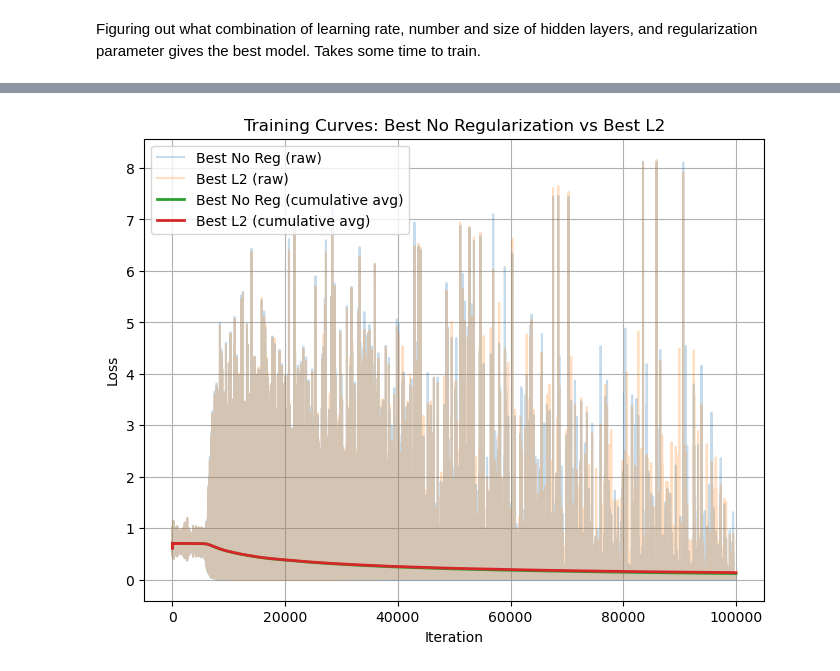
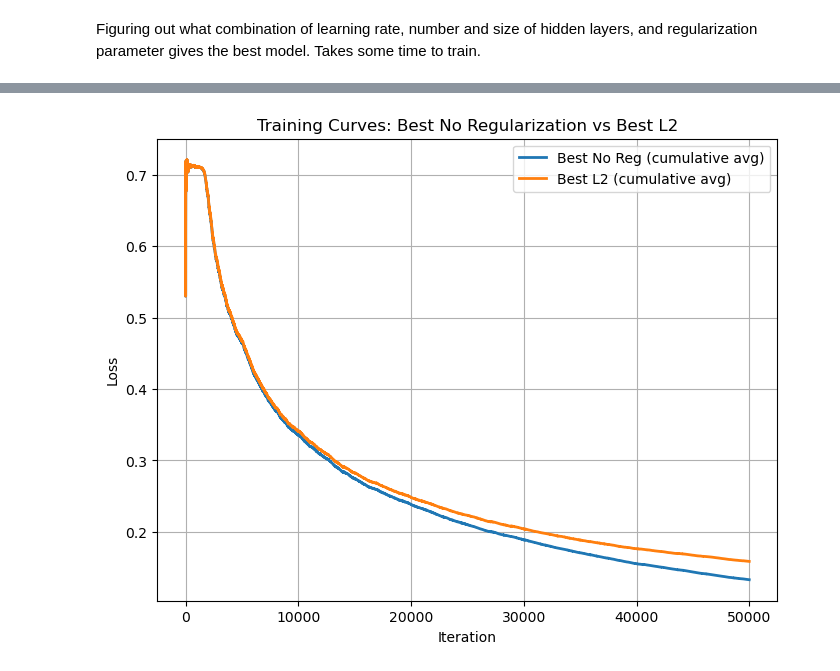
Before and after one commit to PatriotArrow/DeepLearning, a Jupyter notebook: assignment1/submission.ipynb, the cells around one changed output, grey strips where cells are left out. Saved outputs shown, nothing was run; the diff lists cells and outputs as text; code cells hidden in the pictures.

Commit message:
task 5 - good graph

```diff
--- a/assignment1/submission.ipynb
+++ b/assignment1/submission.ipynb
@@ -1092,10 +1126,10 @@ Figuring out what combination of learning rate, number and size of hidden layers
 
 #using a smaller grid cause the one above was taking too long to run
 grid = {
-    "alpha":      [ 0.05, 0.1, 0.5, 1.0],
-    "max_iters":  [ 25000, 50000, 100000],
-    "hidden_layers": [[28, 10, 5],[20, 10],[30, 15, 5],[10],],
-    "lam":        [0.0, 1e-4, 1e-3, 1e-2],   }
+    "alpha":      [ 0.1, 0.5, 1.0],
+    "max_iters":  [ 50000, 100000],
+    "hidden_layers": [[28, 10, 5], [20, 10],[10],],
+    "lam":        [0.0, 1e-4, 1e-3, 1e-2],   } # add 1 here
 
 seed = 42
 
@@ -1105,7 +1139,7 @@ best_no_reg = {"val_acc": -np.inf, "model": None, "params": None}
 best_l2     = {"val_acc": -np.inf, "model": None, "params": None}
 
 for alpha, max_iters, hidden_layers, lam in product(grid["alpha"], grid["max_iters"], grid["hidden_layers"], grid["lam"]):
-    model = LogisticRegressor(alpha=alpha,max_iters=max_iters,hidden_layers=hidden_layers,seed=seed,lam=lam,)
+    model = LogisticRegressor(alpha=alpha,max_iters=max_iters,hidden_layers=hidden_layers,seed=seed,lam=lam,N=100)
     model.fit(X_train, y_train)
 
     train_acc = model.score(X_train, y_train)
@@ -1162,27 +1218,27 @@ best hyperparameters :  {'alpha': 0.05, 'max_iters': 100000, 'hidden_layers': [2
 # %%
 # Extract loss histories
 loss_no = np.array(best_no_reg["model"].loss_history)
 loss_l2 = np.array(best_l2["model"].loss_history)
 
 # Compute cumulative averages
 cum_no = np.cumsum(loss_no) / np.arange(1, len(loss_no)+1)
 cum_l2 = np.cumsum(loss_l2) / np.arange(1, len(loss_l2)+1)
 
 plt.figure(figsize=(8,6))
 
 # Raw curves (lighter)
-plt.plot(loss_no, alpha=0.25, label="Best No Reg (raw)")
-plt.plot(loss_l2, alpha=0.25, label="Best L2 (raw)")
+#plt.plot(loss_no, alpha=0.25, label="Best No Reg (raw)")
+#plt.plot(loss_l2, alpha=0.25, label="Best L2 (raw)")
 
 # Smoothed curves (clear trend)
 plt.plot(cum_no, linewidth=2, label="Best No Reg (cumulative avg)")
 plt.plot(cum_l2, linewidth=2, label="Best L2 (cumulative avg)")
 
 plt.xlabel("Iteration")
 plt.ylabel("Loss")
 plt.title("Training Curves: Best No Regularization vs Best L2")
 plt.grid(True)
 plt.legend()
 plt.show()
 # %% [output]
-[figure, old version]
+[figure, new version]
```
Also changed, not shown: parts of 8 cells of this notebook.
